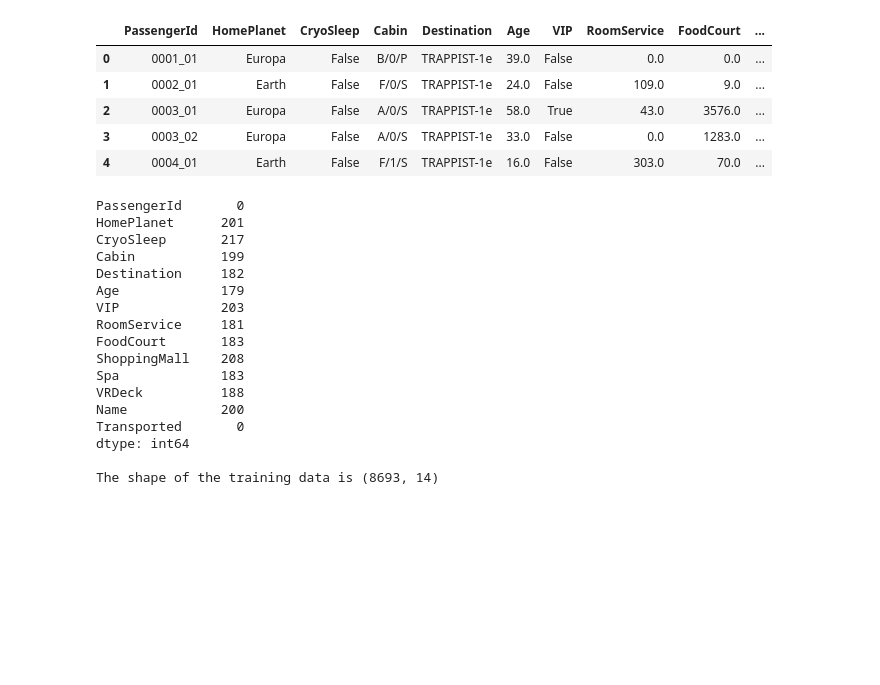
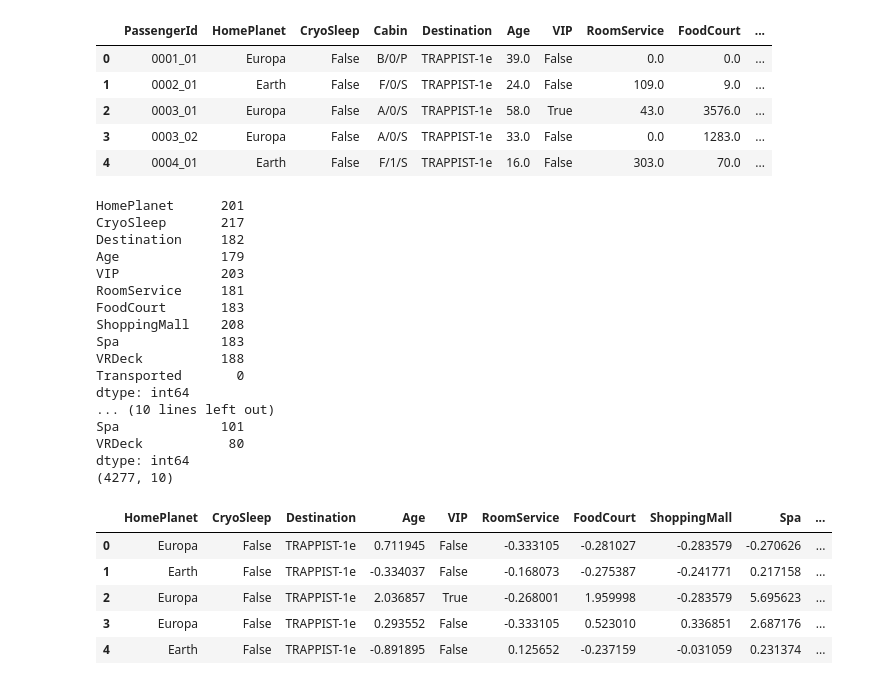
Before and after one commit to nectifurkn455/machine_learning, a Jupyter notebook: Kaggle/Kaggle_competitions/SpaceshipTitanic/Spaceship.ipynb, the cells around one changed output. Drawn from its saved outputs; the diff is of its cells as text; code cells hidden in the pictures; blank space fills up the shorter version.

```diff
--- a/Kaggle/Kaggle_competitions/SpaceshipTitanic/Spaceship.ipynb
+++ b/Kaggle/Kaggle_competitions/SpaceshipTitanic/Spaceship.ipynb
@@ -14,15 +17,16 @@ train.head()
 | 3 | 0003_02 | Europa | False | A/0/S | TRAPPIST-1e | 33.0 | False | 0.0 | 1283.0 | ... |
 | 4 | 0004_01 | Earth | False | F/1/S | TRAPPIST-1e | 16.0 | False | 303.0 | 70.0 | ... |
 # %%
-train.drop(columns=['PassengerId', 'Name'], inplace=True)
+train.drop(columns=['PassengerId', 'Name', 'Cabin'], inplace=True)
+test.drop(columns=['PassengerId', 'Name', 'Cabin'], inplace=True)
 # %%
 print(train.isnull().sum())
 print('\nThe shape of the training data is', train.shape)
+print(test.isnull().sum())
+print(test.shape)
 # %% [output]
-PassengerId       0
 HomePlanet      201
 CryoSleep       217
-Cabin           199
 Destination     182
 Age             179
 VIP             203
@@ -31,8 +35,29 @@ FoodCourt       183
 ShoppingMall    208
 Spa             183
 VRDeck          188
-Name            200
 Transported       0
 dtype: int64
-
-The shape of the training data is (8693, 14)
+... (10 lines left out)
+Spa             101
+VRDeck           80
+dtype: int64
+(4277, 10)
+# %%
+train.fillna(train.median(numeric_only=True), inplace=True)
+for col in train.select_dtypes(include='object').columns:
+    train.fillna({col:train[col].mode()[0]}, inplace=True)
+test.fillna(test.median(numeric_only=True), inplace=True)
+for col in test.select_dtypes(include=['object']).columns:
+    test.fillna({col: test[col].mode()[0]}, inplace=True)
+# %%
+scaler = StandardScaler()
+numeric_columns = train.select_dtypes(include=['number']).columns
+train[numeric_columns] = scaler.fit_transform(train[numeric_columns])
+train.head()
+# %% [output]
+|  | HomePlanet | CryoSleep | Destination | Age | VIP | RoomService | FoodCourt | ShoppingMall | Spa | ... |
+| 0 | Europa | False | TRAPPIST-1e | 0.711945 | False | -0.333105 | -0.281027 | -0.283579 | -0.270626 | ... |
+| 1 | Earth | False | TRAPPIST-1e | -0.334037 | False | -0.168073 | -0.275387 | -0.241771 | 0.217158 | ... |
+| 2 | Europa | False | TRAPPIST-1e | 2.036857 | True | -0.268001 | 1.959998 | -0.283579 | 5.695623 | ... |
+| 3 | Europa | False | TRAPPIST-1e | 0.293552 | False | -0.333105 | 0.523010 | 0.336851 | 2.687176 | ... |
+| 4 | Earth | False | TRAPPIST-1e | -0.891895 | False | 0.125652 | -0.237159 | -0.031059 | 0.231374 | ... |
```
Also changed, not shown: parts of 8 cells of this notebook.
